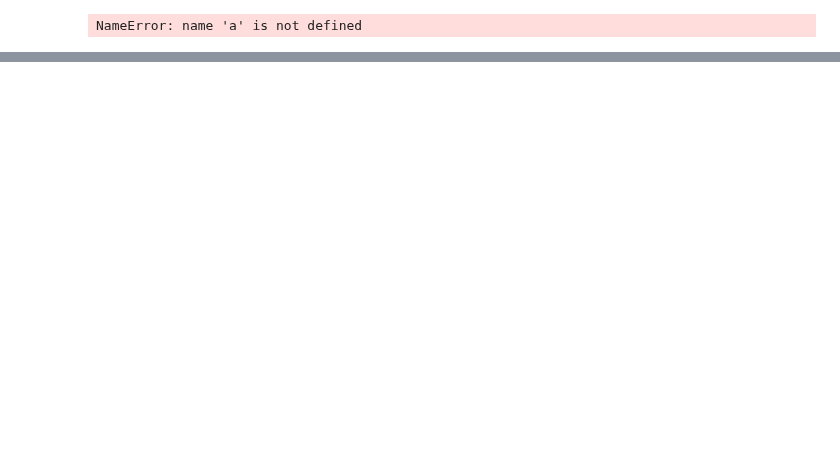
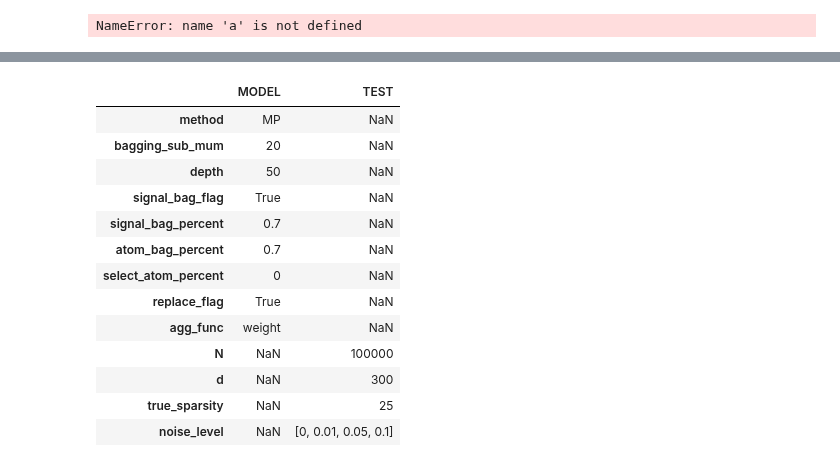
Before and after one commit to sleepysunny311/Projection_Pursuit_Summer, a Jupyter notebook: task2/bagging_pursuit_demo.ipynb, the cells around one changed output, grey strips where cells are left out. Saved outputs shown, nothing was run; the diff lists cells and outputs as text; code cells hidden in the pictures; blank space fills up the shorter version.

Commit message:
revised generate_params_combinations

```diff
--- a/task2/bagging_pursuit_demo.ipynb
+++ b/task2/bagging_pursuit_demo.ipynb
@@ -221,0 +219,17 @@ default_config
+# %%
+def generate_params_combinations(config):
+    # Delete TEST.trial_num from config
+    del config['TEST']['trial_num']
+    # Convert all values to lists.
+    lists = {k: v if isinstance(v, list) else [v] for k, v in config.items()}
+    # Generate combinations.
+    keys, values = zip(*lists.items())
+    combinations = [dict(zip(keys, v)) for v in itertools.product(*values)]
+    return combinations
+def get_cfg(config_file):
+    with open(config_file, 'r') as f:
+        config = yaml.safe_load(f)
+    return config
+# %%
+default_config = get_cfg("configs/default_config.yaml")
+default_config
@@ -221,0 +291,17 @@ default_config
+# %%
+pd.DataFrame(default_config)
+# %% [output]
+|  | MODEL | TEST |
+| method | MP | NaN |
+| bagging_sub_mum | 20 | NaN |
+| depth | 50 | NaN |
+| signal_bag_flag | True | NaN |
+| signal_bag_percent | 0.7 | NaN |
+| atom_bag_percent | 0.7 | NaN |
+| select_atom_percent | 0 | NaN |
+| replace_flag | True | NaN |
+| agg_func | weight | NaN |
+| N | NaN | 100000 |
+| d | NaN | 300 |
+| true_sparsity | NaN | 25 |
+| noise_level | NaN | [0, 0.01, 0.05, 0.1] |
```
Also changed, not shown: parts of 5 cells of this notebook, 2 other files.
